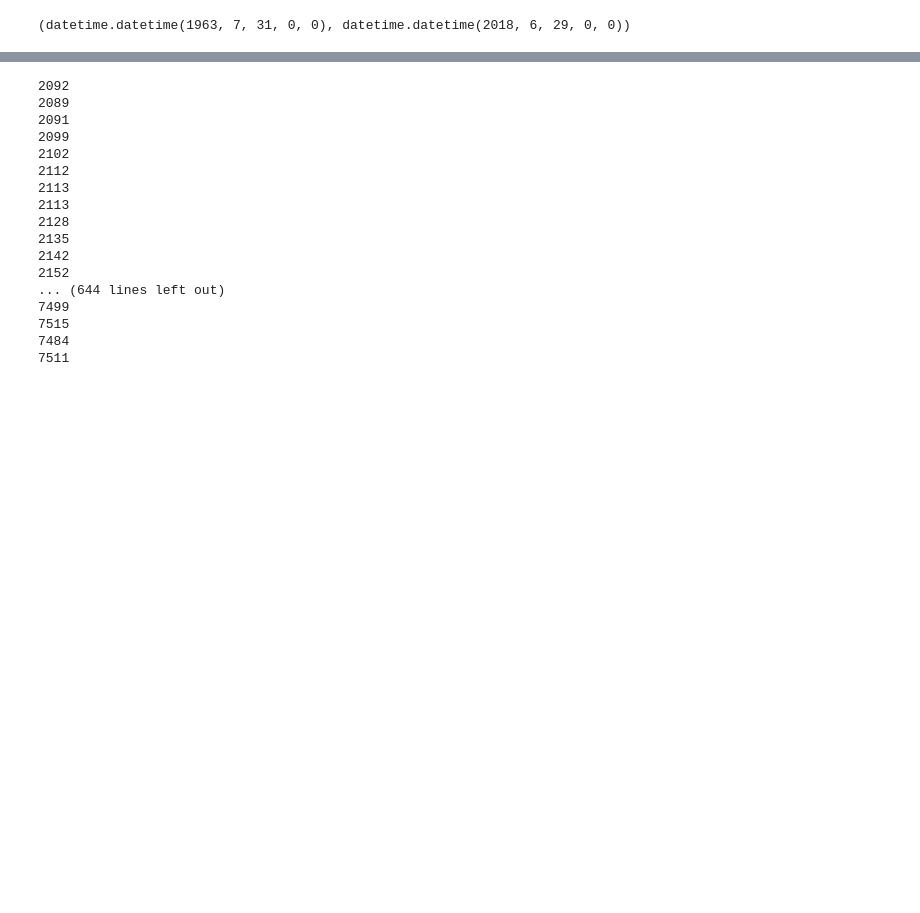
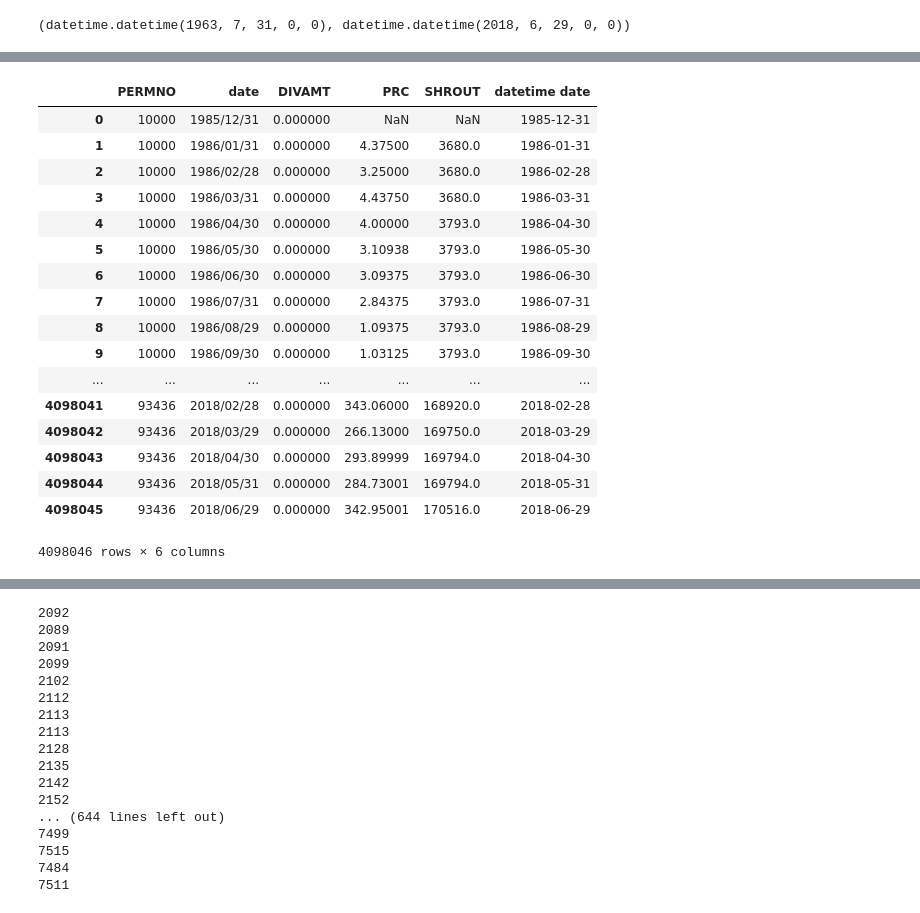
Before and after one commit to YaxinCen/Low-vol-anomaly-Trading-Strategy, a Jupyter notebook: Low Vol v2.ipynb, the cells around one changed output, grey strips where cells are left out. Saved outputs shown, nothing was run; the diff lists cells and outputs as text; code cells hidden in the pictures; blank space fills up the shorter version.

```diff
--- a/Low Vol v2.ipynb
+++ b/Low Vol v2.ipynb
@@ -49,3 +46,24 @@ for i1 in range(2, 8):
     tail.append(datetime.datetime(2018,i1,1)-datetime.timedelta(days = 1))
 
 dates_month = head+mid+tail # The index of the data file, in months
+# %%
+data
+# %% [output]
+|  | PERMNO | date | DIVAMT | PRC | SHROUT | datetime date |
+| 0 | 10000 | 1985/12/31 | 0.000000 | NaN | NaN | 1985-12-31 |
+| 1 | 10000 | 1986/01/31 | 0.000000 | 4.37500 | 3680.0 | 1986-01-31 |
+| 2 | 10000 | 1986/02/28 | 0.000000 | 3.25000 | 3680.0 | 1986-02-28 |
+| 3 | 10000 | 1986/03/31 | 0.000000 | 4.43750 | 3680.0 | 1986-03-31 |
+| 4 | 10000 | 1986/04/30 | 0.000000 | 4.00000 | 3793.0 | 1986-04-30 |
+| 5 | 10000 | 1986/05/30 | 0.000000 | 3.10938 | 3793.0 | 1986-05-30 |
+| 6 | 10000 | 1986/06/30 | 0.000000 | 3.09375 | 3793.0 | 1986-06-30 |
+| 7 | 10000 | 1986/07/31 | 0.000000 | 2.84375 | 3793.0 | 1986-07-31 |
+| 8 | 10000 | 1986/08/29 | 0.000000 | 1.09375 | 3793.0 | 1986-08-29 |
+| 9 | 10000 | 1986/09/30 | 0.000000 | 1.03125 | 3793.0 | 1986-09-30 |
+| ... | ... | ... | ... | ... | ... | ... |
+| 4098041 | 93436 | 2018/02/28 | 0.000000 | 343.06000 | 168920.0 | 2018-02-28 |
+| 4098042 | 93436 | 2018/03/29 | 0.000000 | 266.13000 | 169750.0 | 2018-03-29 |
+| 4098043 | 93436 | 2018/04/30 | 0.000000 | 293.89999 | 169794.0 | 2018-04-30 |
+| 4098044 | 93436 | 2018/05/31 | 0.000000 | 284.73001 | 169794.0 | 2018-05-31 |
+| 4098045 | 93436 | 2018/06/29 | 0.000000 | 342.95001 | 170516.0 | 2018-06-29 |
+4098046 rows × 6 columns
```
Also changed, not shown: parts of 9 cells of this notebook.
